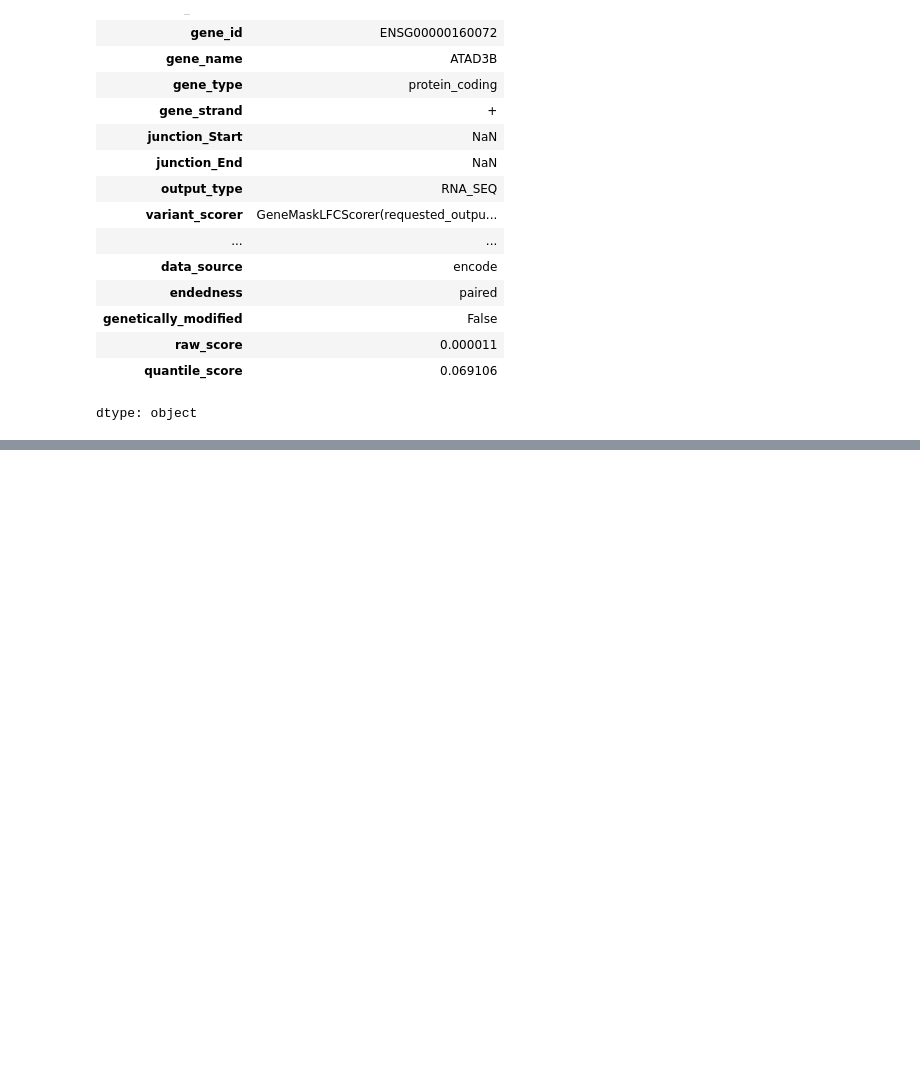
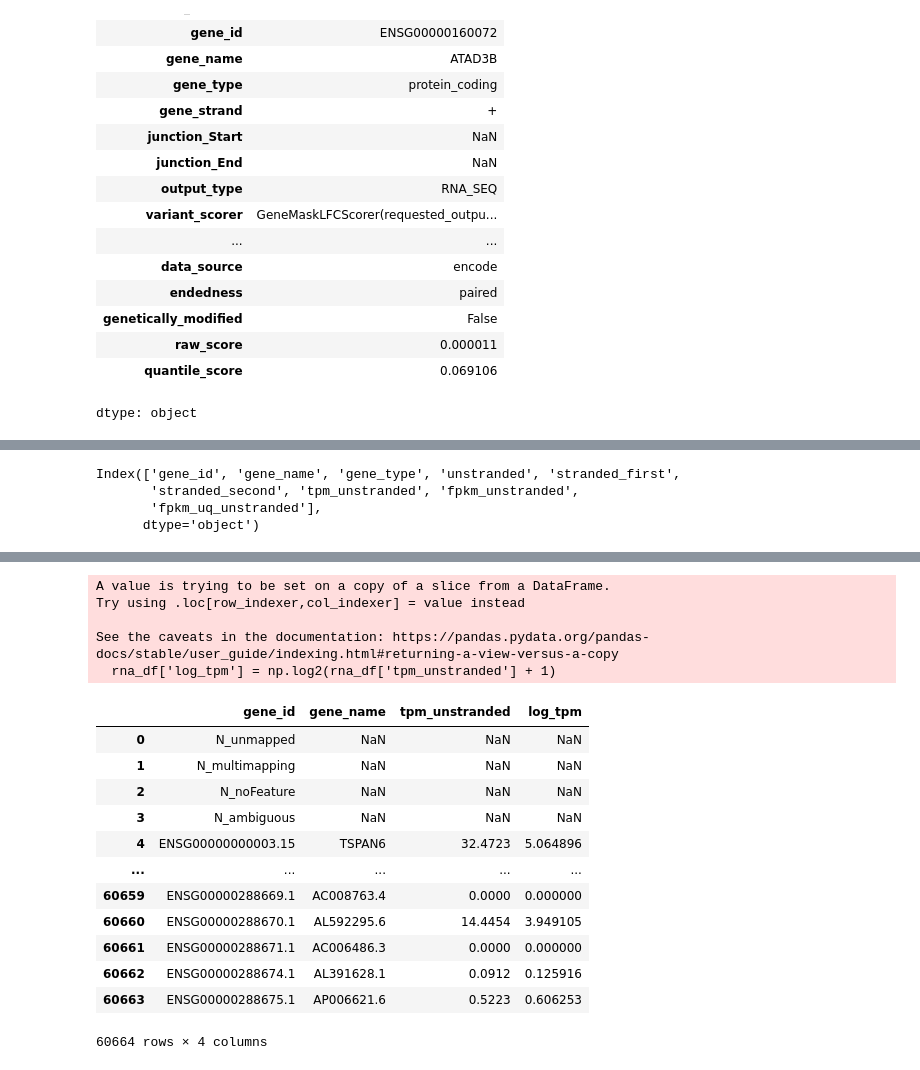
Before and after one commit to AnaghaMKrishna/AlphaGenome, a Jupyter notebook: colabs/vcf_to_rna_exp.ipynb, the cells around one changed output, grey strips where cells are left out. Saved outputs shown, nothing was run; the diff lists cells and outputs as text; code cells hidden in the pictures; blank space fills up the shorter version.

```diff
--- a/colabs/vcf_to_rna_exp.ipynb
+++ b/colabs/vcf_to_rna_exp.ipynb
@@ -457,0 +499,16 @@ Warning: total number of rows (60665) exceeds max_rows (20000). Falling back to
+# %%
+rna_df.columns
+# %% [output]
+Index(['gene_id', 'gene_name', 'gene_type', 'unstranded', 'stranded_first',
+       'stranded_second', 'tpm_unstranded', 'fpkm_unstranded',
+       'fpkm_uq_unstranded'],
+      dtype='object')
+# %%
+import pandas as pd
+import numpy as np
+
+rna_df = rna_df[['gene_id', 'gene_name', 'tpm_unstranded']]
+rna_df['log_tpm'] = np.log2(rna_df['tpm_unstranded'] + 1)
+
+rna_df
+# %% [output]
@@ -457,0 +516,18 @@ Warning: total number of rows (60665) exceeds max_rows (20000). Falling back to
+A value is trying to be set on a copy of a slice from a DataFrame.
+Try using .loc[row_indexer,col_indexer] = value instead
+
+See the caveats in the documentation: https://pandas.pydata.org/pandas-docs/stable/user_guide/indexing.html#returning-a-view-versus-a-copy
+  rna_df['log_tpm'] = np.log2(rna_df['tpm_unstranded'] + 1)
+|  | gene_id | gene_name | tpm_unstranded | log_tpm |
+| 0 | N_unmapped | NaN | NaN | NaN |
+| 1 | N_multimapping | NaN | NaN | NaN |
+| 2 | N_noFeature | NaN | NaN | NaN |
+| 3 | N_ambiguous | NaN | NaN | NaN |
+| 4 | ENSG00000000003.15 | TSPAN6 | 32.4723 | 5.064896 |
+| ... | ... | ... | ... | ... |
+| 60659 | ENSG00000288669.1 | AC008763.4 | 0.0000 | 0.000000 |
+| 60660 | ENSG00000288670.1 | AL592295.6 | 14.4454 | 3.949105 |
+| 60661 | ENSG00000288671.1 | AC006486.3 | 0.0000 | 0.000000 |
+| 60662 | ENSG00000288674.1 | AL391628.1 | 0.0912 | 0.125916 |
+| 60663 | ENSG00000288675.1 | AP006621.6 | 0.5223 | 0.606253 |
+60664 rows × 4 columns
```
Also changed, not shown: parts of 7 cells of this notebook.
